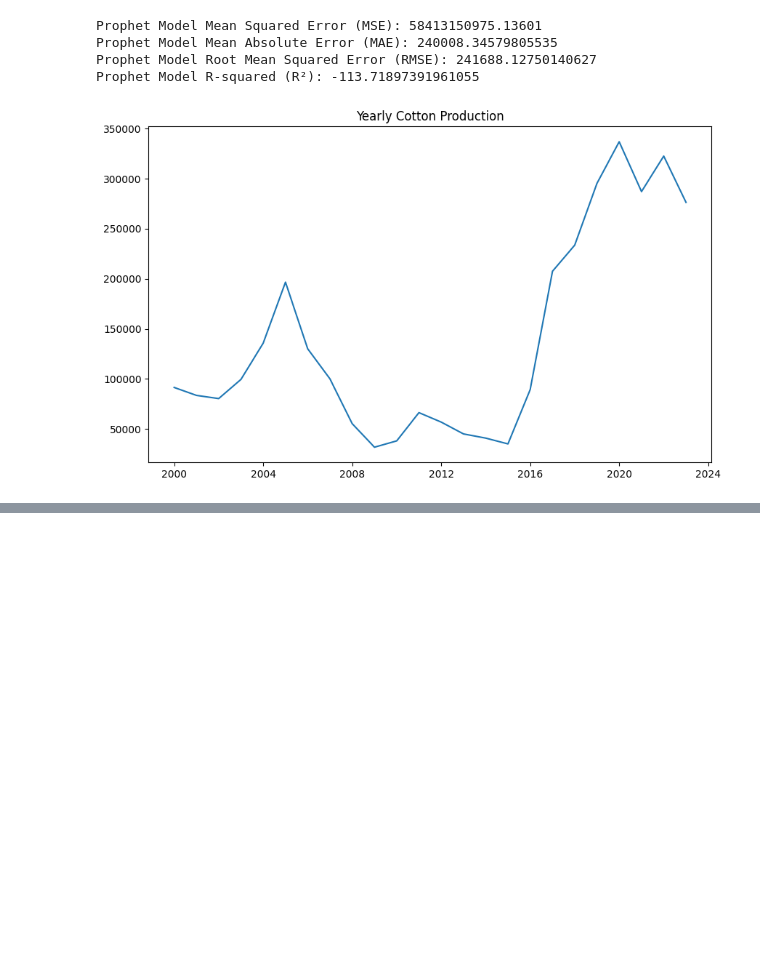
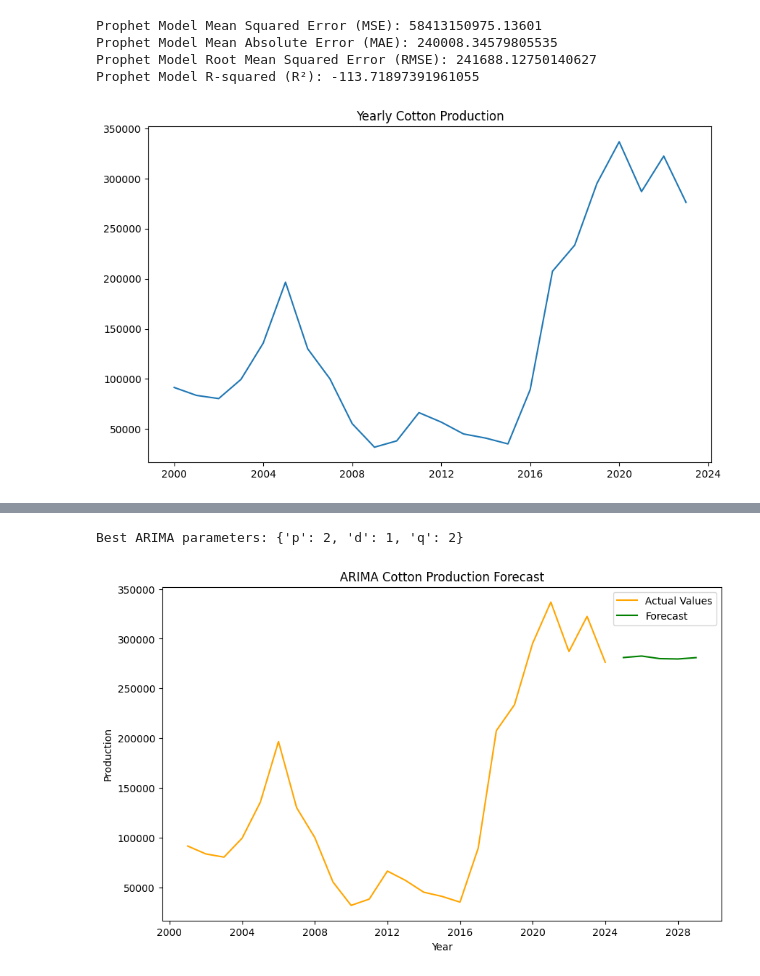
Before and after one commit to Ismat-Samadov/Cotton_Production_Forecasting, a Jupyter notebook: modelling/model.ipynb, the cells around one changed output, grey strips where cells are left out. Drawn from its saved outputs; the diff is of its cells as text; code cells hidden in the pictures; blank space fills up the shorter version.

```diff
--- a/modelling/model.ipynb
+++ b/modelling/model.ipynb
@@ -843,3 +843,77 @@ plt.show()
 print(f'CNN-LSTM Model MSE: {mse}')
 print(f'CNN-LSTM Model MAE: {mae}')
 print(f'CNN-LSTM Model RMSE: {rmse}')
+# %%
+import optuna
+import numpy as np
+import pandas as pd
+from sklearn.metrics import mean_squared_error
+import matplotlib.pyplot as plt
+import joblib
+from statsmodels.tsa.arima.model import ARIMA
+
+# Load the dataset
+file_path = 'transformed_cotton_production.csv'
+data = pd.read_csv(file_path)
+
+# Use only Year and Production columns, summing production by Year
+yearly_production = data.groupby('Year')['Production'].sum()
+
+# Create a time series index with updated frequency
+yearly_production.index = pd.date_range(start='2000', periods=len(yearly_production), freq='YE')
+
+# Create a function to evaluate the ARIMA model
+def evaluate_arima(order):
+    try:
+        model = ARIMA(yearly_production, order=order)
+        model_fit = model.fit()
+
+        # Generate predictions
+        forecast = model_fit.forecast(steps=5)  # Forecasting for the next 5 years
+
+        return mean_squared_error(yearly_production[-5:], forecast)
+    except Exception as e:
+        print(f"Error fitting ARIMA model with order {order}: {e}")
+        return float("inf")  # Return a high error value if fitting fails
+
+# Define the Optuna objective function for ARIMA
+def objective(trial):
+    p = trial.suggest_int('p', 0, 2)  # AR term
+    d = trial.suggest_int('d', 0, 1)  # Differencing
+    q = trial.suggest_int('q', 0, 2)  # MA term
+
+    order = (p, d, q)
+    return evaluate_arima(order)
+
+# Create an Optuna study and optimize
+study = optuna.create_study(direction='minimize')
+study.optimize(objective, n_trials=50)
+
+# Get the best hyperparameters
+best_params = study.best_params
+print(f"Best ARIMA parameters: {best_params}")
+
+# Train the final model with the best hyperparameters
+final_model = ARIMA(yearly_production, order=(best_params['p'], best_params['d'], best_params['q']))
+final_model_fit = final_model.fit()
+
+# Generate future predictions
+forecast = final_model_fit.forecast(steps=5)  # Forecasting for the next 5 years
+
+# Plot the predictions and actual values
+plt.figure(figsize=(10, 6))
+plt.plot(yearly_production.index, yearly_production.values, label="Actual Values", color='orange')
+plt.plot(pd.date_range(start=yearly_production.index[-1], periods=6, freq='Y')[1:], forecast, label="Forecast", color='green')
+plt.legend()
+plt.title('ARIMA Cotton Production Forecast')
+plt.xlabel('Year')
+plt.ylabel('Production')
+plt.show()
+
+# Print performance metrics
+print(f'Forecast for the next years: {forecast}')
+
+# Save the trained model
+joblib.dump(final_model_fit, 'arima_model.pkl')
+print("ARIMA model saved successfully.")
+# %% [output]
@@ -845,0 +937,2 @@ print(f'CNN-LSTM Model RMSE: {rmse}')
+Best ARIMA parameters: {'p': 2, 'd': 1, 'q': 2}
+[figure, added]
```
Also changed, not shown: parts of 1 cell of this notebook, 13 other files.
